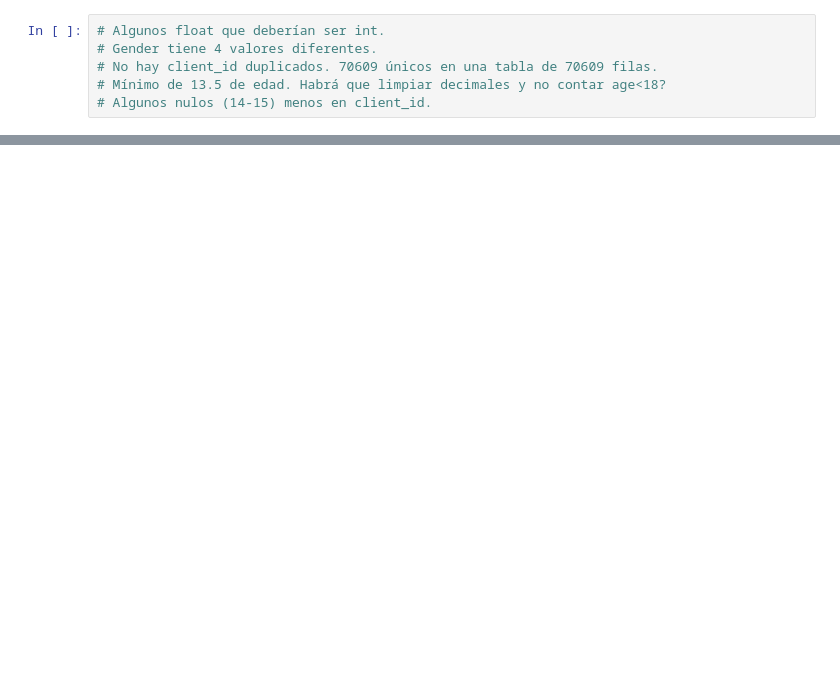
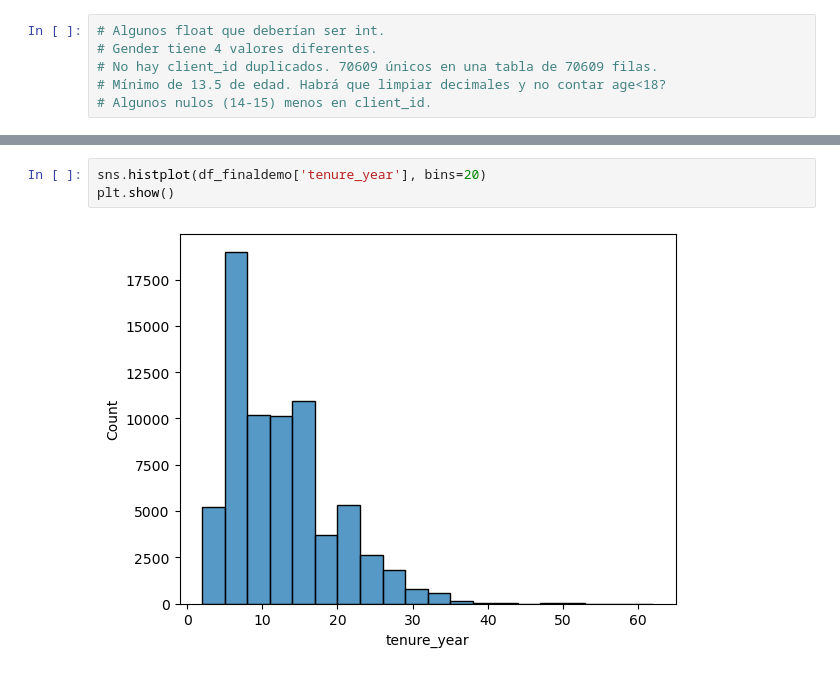
Before and after one commit to bperezlovisolo/Proyecto_4, a Jupyter notebook: notebooks/eda_demo.ipynb, the cells around one changed output, grey strips where cells are left out. Saved outputs shown, nothing was run; the diff lists cells and outputs as text; blank space fills up the shorter version.

```diff
--- a/notebooks/eda_demo.ipynb
+++ b/notebooks/eda_demo.ipynb
@@ -129,0 +173,5 @@ Name: count, dtype: Int64
+# %%
+sns.histplot(df_finaldemo['tenure_year'], bins=20)
+plt.show()
+# %% [output]
+[figure, added]
```
Also changed, not shown: parts of 25 cells of this notebook.
